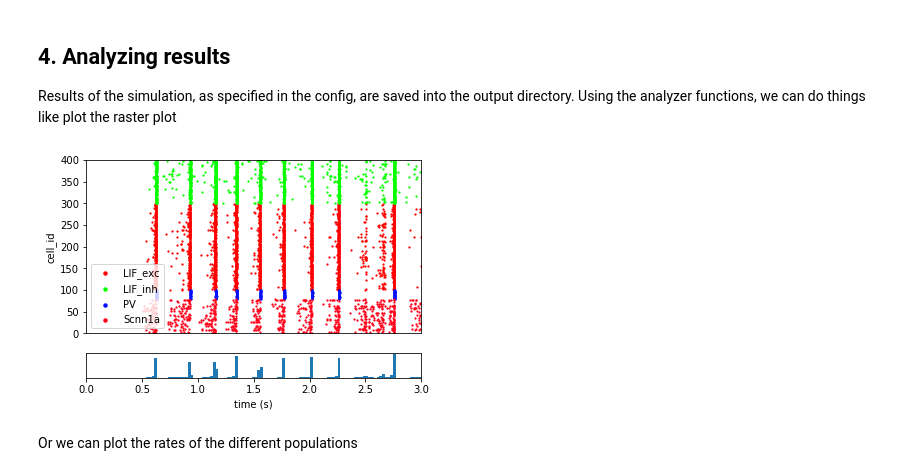
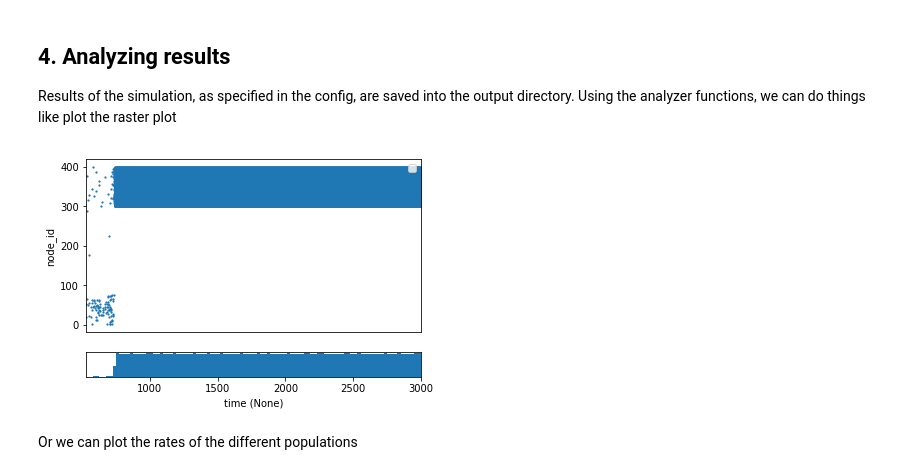
Before and after one commit to AllenInstitute/bmtk, a Jupyter notebook: docs/tutorial/05_pointnet_modeling.ipynb, the cells around one changed output. Saved outputs shown, nothing was run; the diff lists cells and outputs as text; code cells hidden in the pictures.

```diff
--- a/docs/tutorial/05_pointnet_modeling.ipynb
+++ b/docs/tutorial/05_pointnet_modeling.ipynb
@@ -314,11 +334,11 @@ sim.run()
 ## 4. Analyzing results
 
 Results of the simulation, as specified in the config, are saved into the output directory. Using the analyzer functions, we can do things like plot the raster plot
-# %%
-from bmtk.analyzer.visualization.spikes import plot_spikes, plot_rates
-
-plot_spikes('network/V1_nodes.h5', 'network/V1_node_types.csv', 'output/spikes.h5', group_key='pop_name')
-# %% [output]
-[figure, removed]
+# %%
+from bmtk.analyzer.spike_trains import plot_raster, plot_rates
+
+plot_raster(config_file='sim_ch05/simulation_config.json')
+# %% [output]
+[figure, added]
 # %% [markdown]
 Or we can plot the rates of the different populations
```
Also changed, not shown: parts of 11 cells of this notebook, 13 other files.
